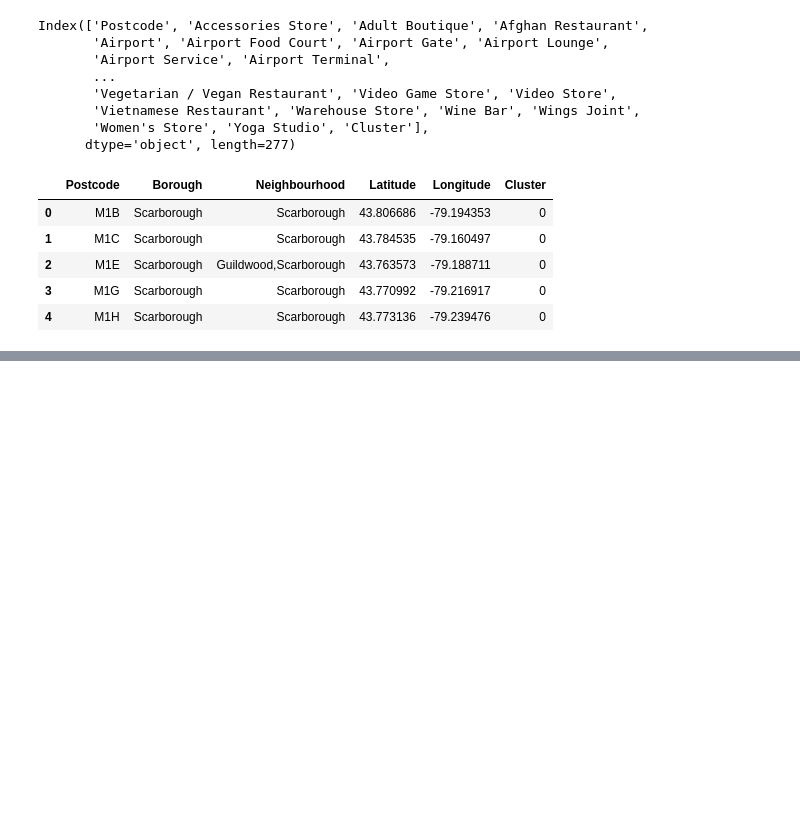
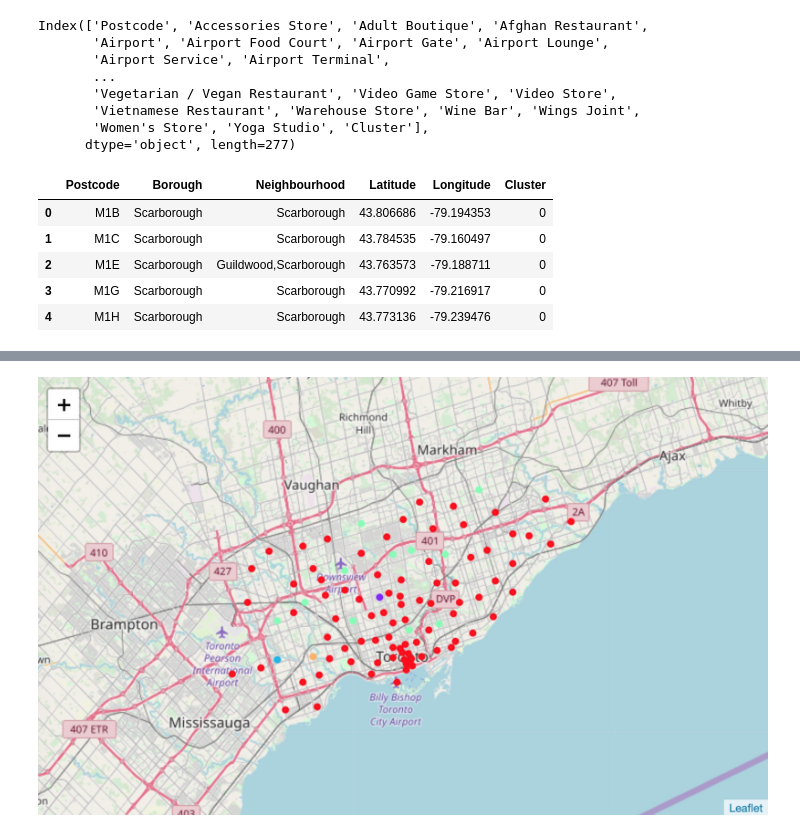
Before and after one commit to ndu-UCSD/IBM_capstone, a Jupyter notebook: Segmenting_and_Clustering_Neighborhoods_in_Toronto.ipynb, the cells around one changed output, grey strips where cells are left out. Drawn from its saved outputs; the diff is of its cells as text; code cells hidden in the pictures; blank space fills up the shorter version.

```diff
--- a/Segmenting_and_Clustering_Neighborhoods_in_Toronto.ipynb
+++ b/Segmenting_and_Clustering_Neighborhoods_in_Toronto.ipynb
@@ -224,3 +229,7 @@ for lat, lon, poi, cluster in zip(df_Toronto_cluster['Latitude'], df_Toronto_clu
 map_clusters
 # %% [output]
 [interactive output not drawn]
+# %%
+Image('fig2.jpg')
+# %% [output]
+[figure, added]
```
Also changed, not shown: parts of 2 cells of this notebook, 2 other files.
